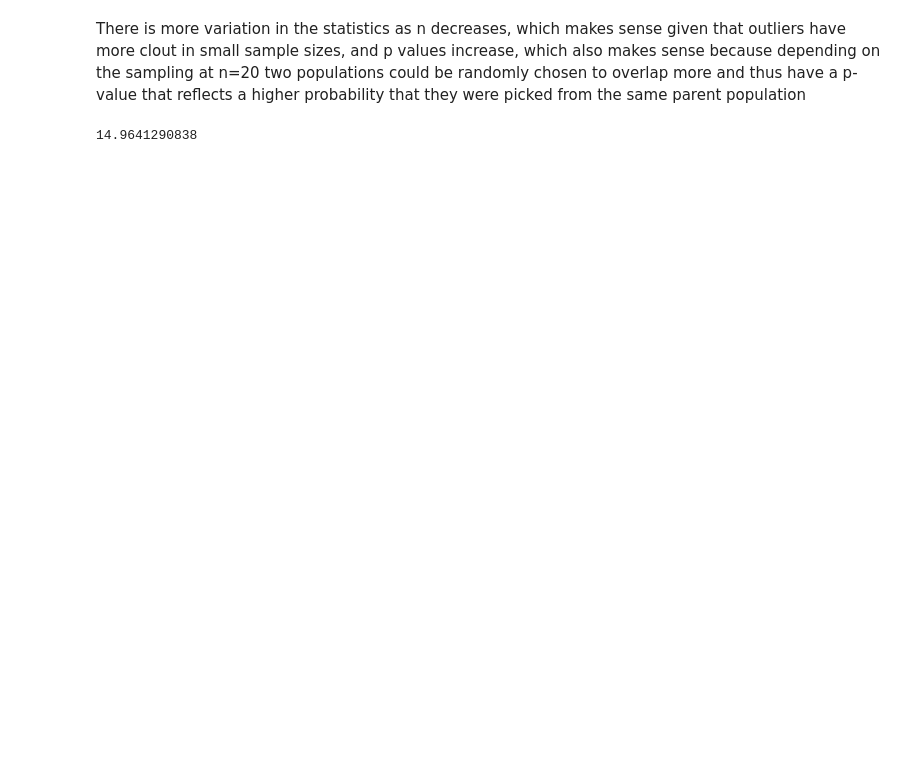
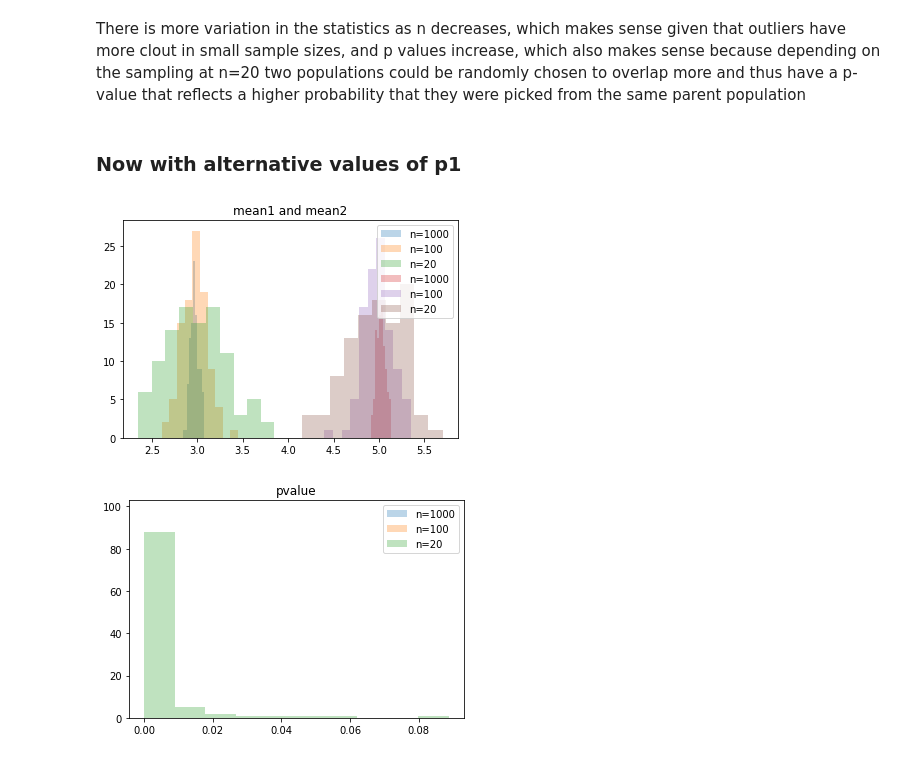
Before and after one commit to jordanplanders/Thinkful, a Jupyter notebook: Unit 3/3-3-7.ipynb, the cells around one changed output. Cells and saved outputs as stored; diff of their text form; code cells hidden in the pictures; blank space fills up the shorter version.

Commit message:
updated to reflect different values of p1 and distributions

```diff
--- a/Unit 3/3-3-7.ipynb
+++ b/Unit 3/3-3-7.ipynb
@@ -155,12 +116,34 @@ plt.title('pvalue')
 # %% [markdown]
 There is more variation in the statistics as n decreases, which makes sense given that outliers have more clout in small sample sizes, and p values increase, which also makes sense because depending on the sampling at n=20 two populations could be randomly chosen to overlap more and thus have a p-value that reflects a higher probability that they were picked from the same parent population
-# %%
-means = np.array([sample2.mean(), sample1.mean()])
-sd = np.array([sample2.std(), sample1.std()])
-size = np.array([len(sample2), len(sample1)])
-
-se = (sum(sd **2 /size) )**(1/2)
-t_stat = (sample2.mean()-sample1.mean())/se
-print(t_stat)
-# %% [output]
-14.9641290838
+# %% [markdown]
+### Now with alternative values of p1
+# %%
+def summarize_for_np(p1, p2):
+    pop1 = np.random.binomial(10, p1, 10000)
+    pop2 = np.random.binomial(10, p2, 10000)
+
+    df_1000 = stats_on_stats(100,1000)
+    df_100 = stats_on_stats(100,100)
+    df_20 = stats_on_stats(100,20)
+
+    plt.hist(df_1000['mean1'], alpha= .3, label='n=1000')
+    plt.hist(df_100['mean1'], alpha= .3, label='n=100')
+    plt.hist(df_20['mean1'], alpha = .3, label='n=20')
+    plt.hist(df_1000['mean2'], alpha= .3, label='n=1000')
+    plt.hist(df_100['mean2'], alpha= .3, label='n=100')
+    plt.hist(df_20['mean2'], alpha = .3, label='n=20')
+    plt.legend(loc = 'upper right')
+    plt.title('mean1 and mean2')
+    plt.show()
+
+    plt.hist(df_1000['pvalue'], alpha= .3, label='n=1000')
+    plt.hist(df_100['pvalue'], alpha= .3, label='n=100')
+    plt.hist(df_20['pvalue'], alpha = .3, label='n=20')
+    plt.legend(loc = 'upper right')
+    plt.title('pvalue')
+    plt.show()
+# %%
+summarize_for_np(.2, .5)
+# %% [output]
+[figure, added]
+[figure, added]
```
Also changed, not shown: parts of 18 cells of this notebook.
